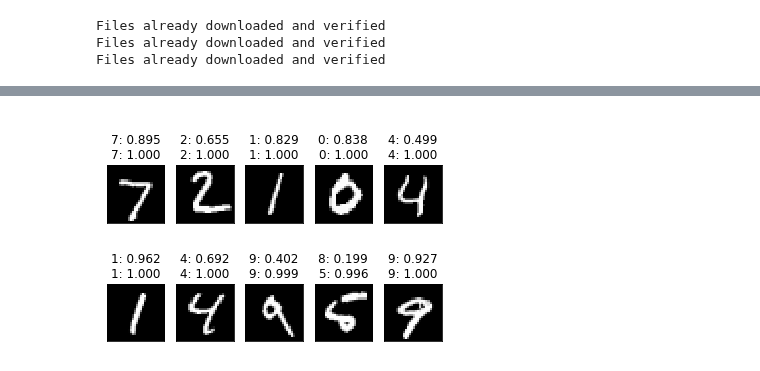
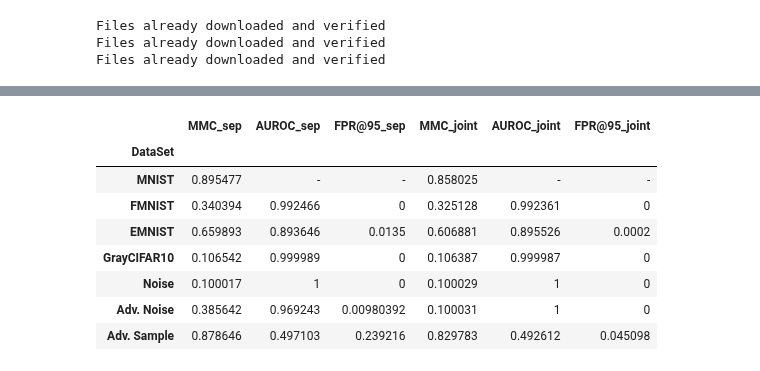
Before and after one commit to AlexMeinke/certified-certain-uncertainty, a Jupyter notebook: Evaluation Metrics.ipynb, the cells around one changed output, grey strips where cells are left out. Drawn from its saved outputs; the diff is of its cells as text; code cells hidden in the pictures.

```diff
--- a/Evaluation Metrics.ipynb
+++ b/Evaluation Metrics.ipynb
@@ -82,2 +47,6 @@ gmm_df = evaluate_model(gmm_model, device, dl.MNIST_test_loader, GMM_loaders)
+# %%
+base_df1 = ev.evaluate_MNIST(gmm_model_sep1, device)
+#base_df2 = ev.evaluate_MNIST(gmm_model_sep2, device)
+gmm_df = ev.evaluate_MNIST(gmm_model_joint, device)
 # %%
-df3 = df.merge(gmm_df, right_index=True, left_index=True, suffixes=("_plain", "_gmm"))
+df_ACET = base_df1.merge(gmm_df, right_index=True, left_index=True, suffixes=("_sep", "_joint"))
@@ -113,11 +52,0 @@ Train Epoch: 2 [50000/60000 (83%)]      Loss: 0.760352
-# %%
-lr = .00001
-momentum = .9
-
-optimizer = optim.SGD(gmm_model_ACET.parameters(), lr=lr, momentum=momentum)
-
-for epoch in range(3):
-    optimizer.param_groups[0]['lr'] /= 1.1
-    tt.train_ACET(gmm_model_ACET, device, dl.MNIST_train_loader, dl.Noise_loader, optimizer, epoch)
-# %% [output]
-[figure, removed]
@@ -151,0 +53,12 @@ gmm_ACET_df = evaluate_model(gmm_model_ACET, device, dl.MNIST_test_loader, GMM_A
+# %%
+df_ACET
+# %% [output]
+|  | MMC_sep | AUROC_sep | FPR@95_sep | MMC_joint | AUROC_joint | FPR@95_joint |
+| DataSet |  |  |  |  |  |  |
+| MNIST | 0.895477 | - | - | 0.858025 | - | - |
+| FMNIST | 0.340394 | 0.992466 | 0 | 0.325128 | 0.992361 | 0 |
+| EMNIST | 0.659893 | 0.893646 | 0.0135 | 0.606881 | 0.895526 | 0.0002 |
+| GrayCIFAR10 | 0.106542 | 0.999989 | 0 | 0.106387 | 0.999987 | 0 |
+| Noise | 0.100017 | 1 | 0 | 0.100029 | 1 | 0 |
+| Adv. Noise | 0.385642 | 0.969243 | 0.00980392 | 0.100031 | 1 | 0 |
+| Adv. Sample | 0.878646 | 0.497103 | 0.239216 | 0.829783 | 0.492612 | 0.045098 |
```
Also changed, not shown: parts of 14 cells of this notebook, 10 other files.
